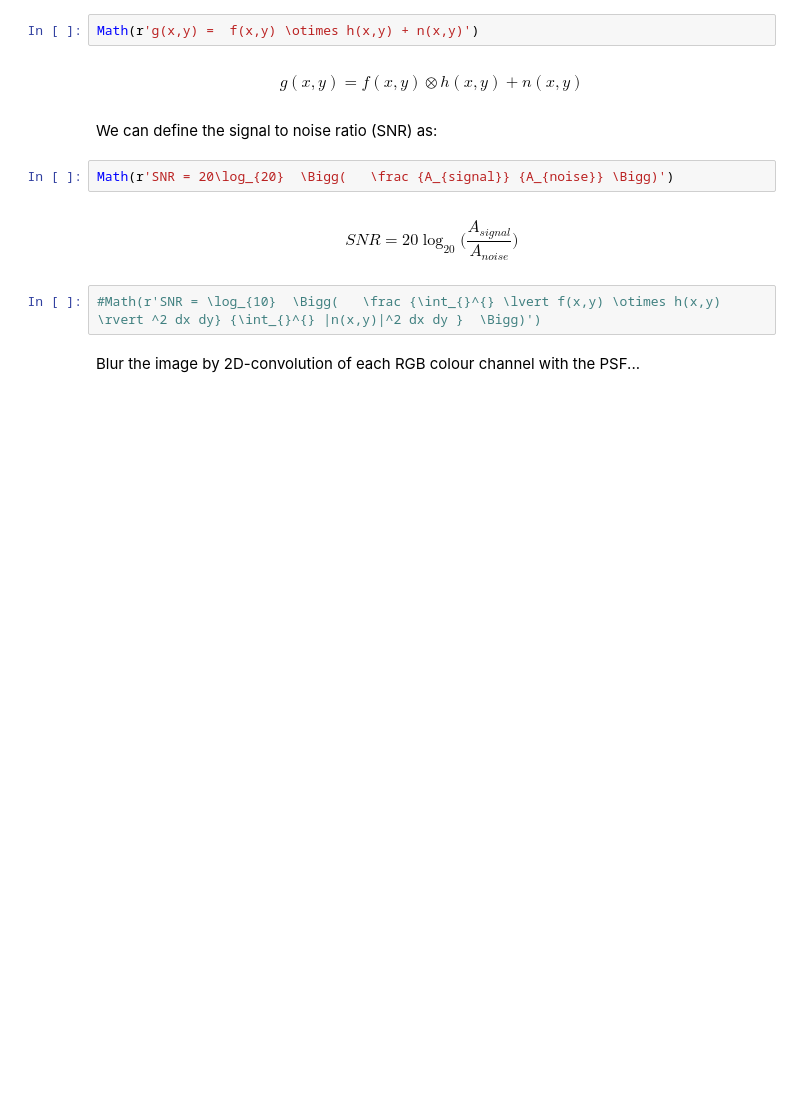
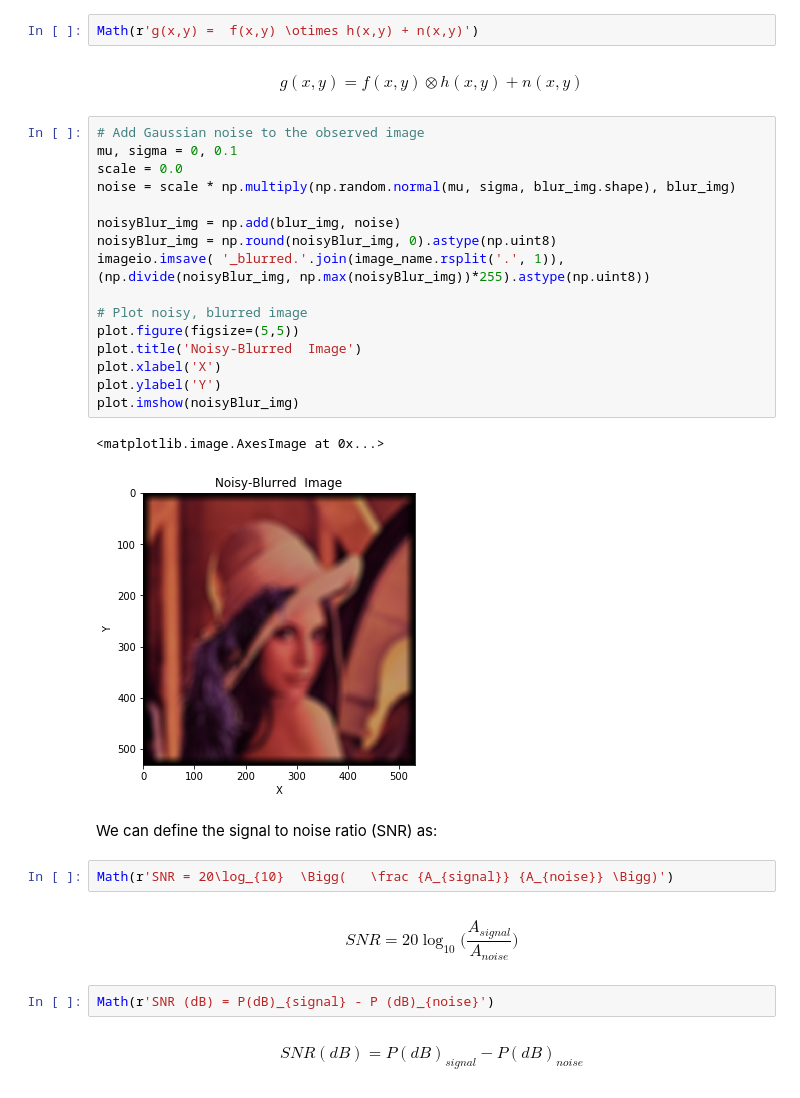
Before and after one commit to BohanZhai/bid_presentation, a Jupyter notebook: Blind Image Deconvolution Demonstration.ipynb, the cells around one changed output. Cells and saved outputs as stored; diff of their text form; blank space fills up the shorter version.

```diff
--- a/Blind Image Deconvolution Demonstration.ipynb
+++ b/Blind Image Deconvolution Demonstration.ipynb
@@ -53,13 +95,32 @@ so we now have:
 Math(r'g(x,y) =  f(x,y) \otimes h(x,y) + n(x,y)')
 # %% [output]
 $$g(x,y) =  f(x,y) \otimes h(x,y) + n(x,y)$$
+# %%
+# Add Gaussian noise to the observed image
+mu, sigma = 0, 0.1
+scale = 0.0
+noise = scale * np.multiply(np.random.normal(mu, sigma, blur_img.shape), blur_img)
+
+noisyBlur_img = np.add(blur_img, noise)
+noisyBlur_img = np.round(noisyBlur_img, 0).astype(np.uint8)
+imageio.imsave( '_blurred.'.join(image_name.rsplit('.', 1)), (np.divide(noisyBlur_img, np.max(noisyBlur_img))*255).astype(np.uint8))
+
+# Plot noisy, blurred image
+plot.figure(figsize=(5,5))
+plot.title('Noisy-Blurred  Image')
+plot.xlabel('X')
+plot.ylabel('Y')
+plot.imshow(noisyBlur_img)
+# %% [output]
+<matplotlib.image.AxesImage at 0x...>
+[figure, added]
 # %% [markdown]
 We can define the signal to noise ratio (SNR) as:
 # %%
-Math(r'SNR = 20\log_{20}  \Bigg(   \frac {A_{signal}} {A_{noise}} \Bigg)')
+Math(r'SNR = 20\log_{10}  \Bigg(   \frac {A_{signal}} {A_{noise}} \Bigg)')
 # %% [output]
-$$SNR = 20\log_{20}  \Bigg(   \frac {A_{signal}} {A_{noise}} \Bigg)$$
+$$SNR = 20\log_{10}  \Bigg(   \frac {A_{signal}} {A_{noise}} \Bigg)$$
-# %%
-#Math(r'SNR = \log_{10}  \Bigg(   \frac {\int_{}^{} \lvert f(x,y) \otimes h(x,y) \rvert ^2 dx dy} {\int_{}^{} |n(x,y)|^2 dx dy }  \Bigg)')
-# %% [markdown]
-Blur the image by 2D-convolution of each RGB colour channel with the PSF...
+# %%
+Math(r'SNR (dB) = P(dB)_{signal} - P (dB)_{noise}')
+# %% [output]
+$$SNR (dB) = P(dB)_{signal} - P (dB)_{noise}$$
```
Also changed, not shown: parts of 9 cells of this notebook, 4 other files.
